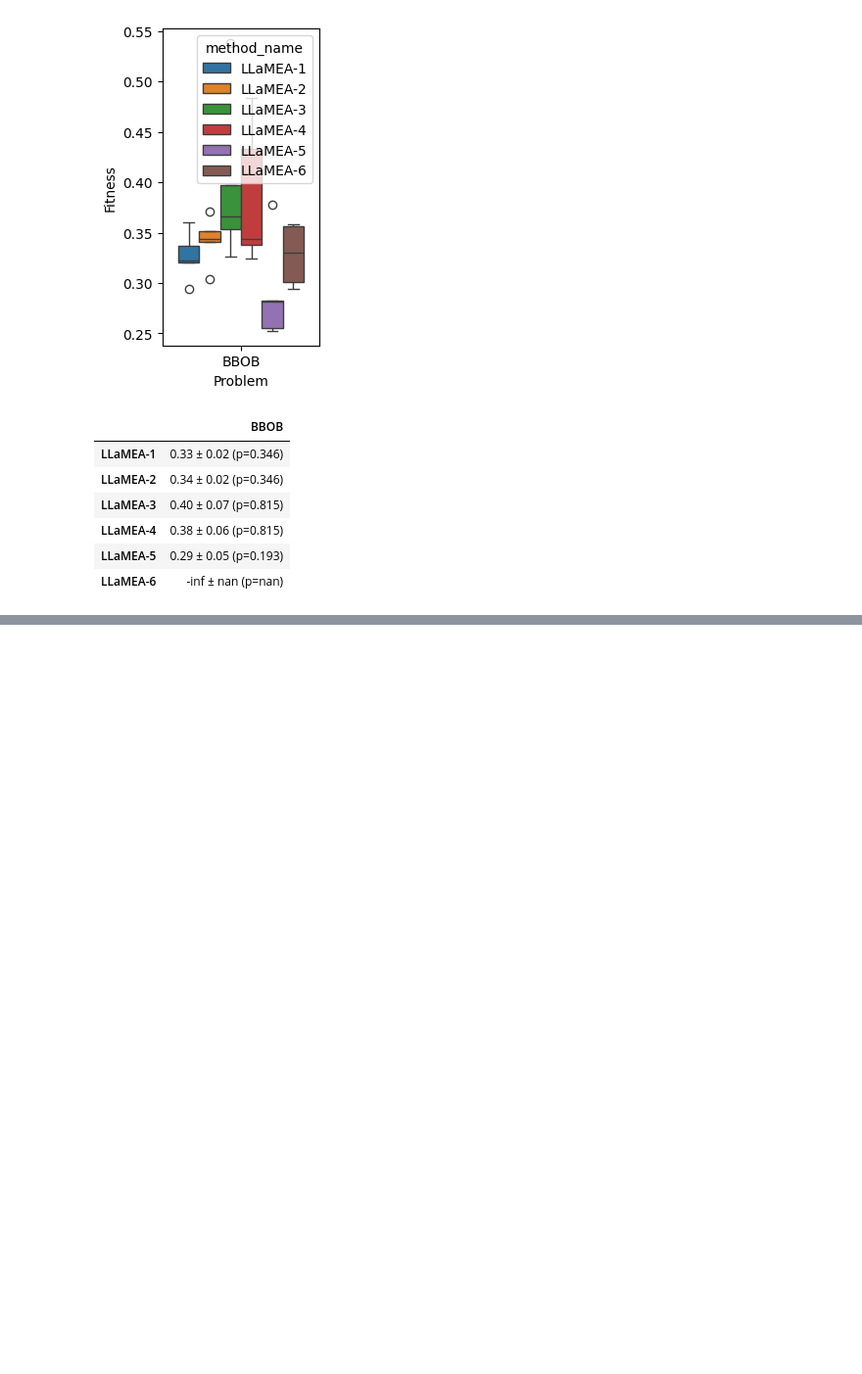
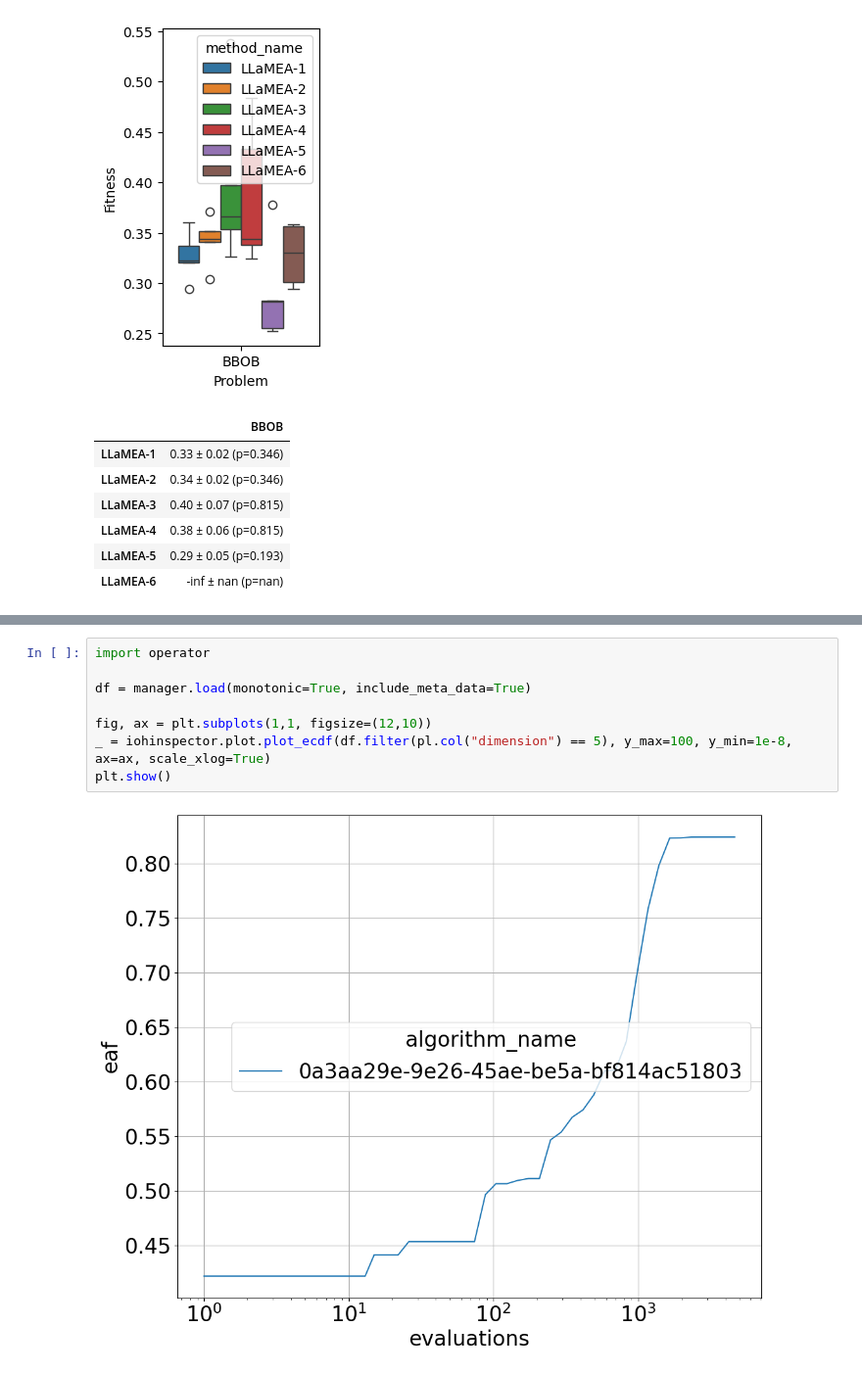
Before and after one commit to XAI-liacs/BLADE, a Jupyter notebook: examples/visualize_bbob.ipynb, the cells around one changed output, grey strips where cells are left out. Shown at 98% size. Drawn from its saved outputs; the diff is of its cells as text; blank space fills up the shorter version.

```diff
--- a/examples/visualize_bbob.ipynb
+++ b/examples/visualize_bbob.ipynb
@@ -140,3 +110,13 @@ plt.show()
+# %%
+import operator
+
+df = manager.load(monotonic=True, include_meta_data=True)
+
+fig, ax = plt.subplots(1,1, figsize=(12,10))
+_ = iohinspector.plot.plot_ecdf(df.filter(pl.col("dimension") == 5), y_max=100, y_min=1e-8, ax=ax, scale_xlog=True)
+plt.show()
+# %% [output]
+[figure, added]
 # %%
 df_eaf = iohinspector.metrics.transform_fval(df, 1e-8, 1e2)
 iohinspector.metrics.get_aocc(df_eaf.filter(pl.col("dimension") == 5), 10000, group_cols=['algorithm_name'])
```
Also changed, not shown: parts of 7 cells of this notebook, 1 other file.
